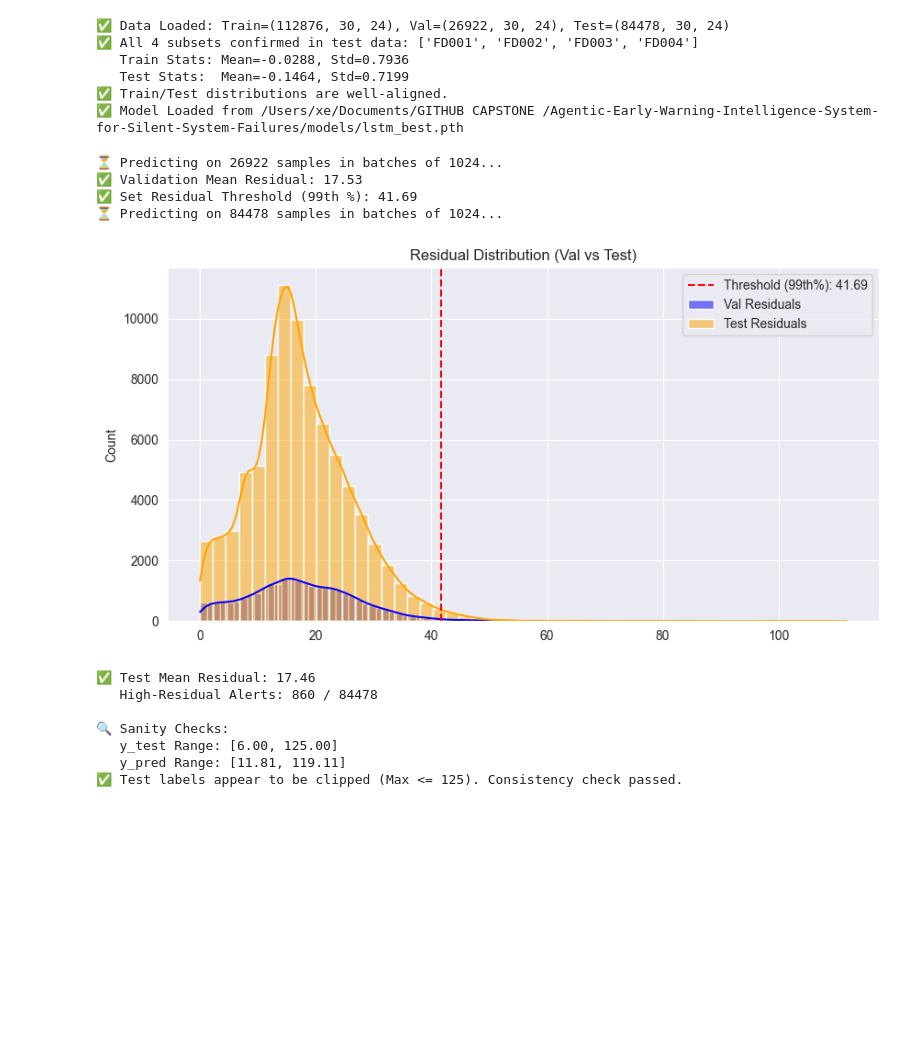
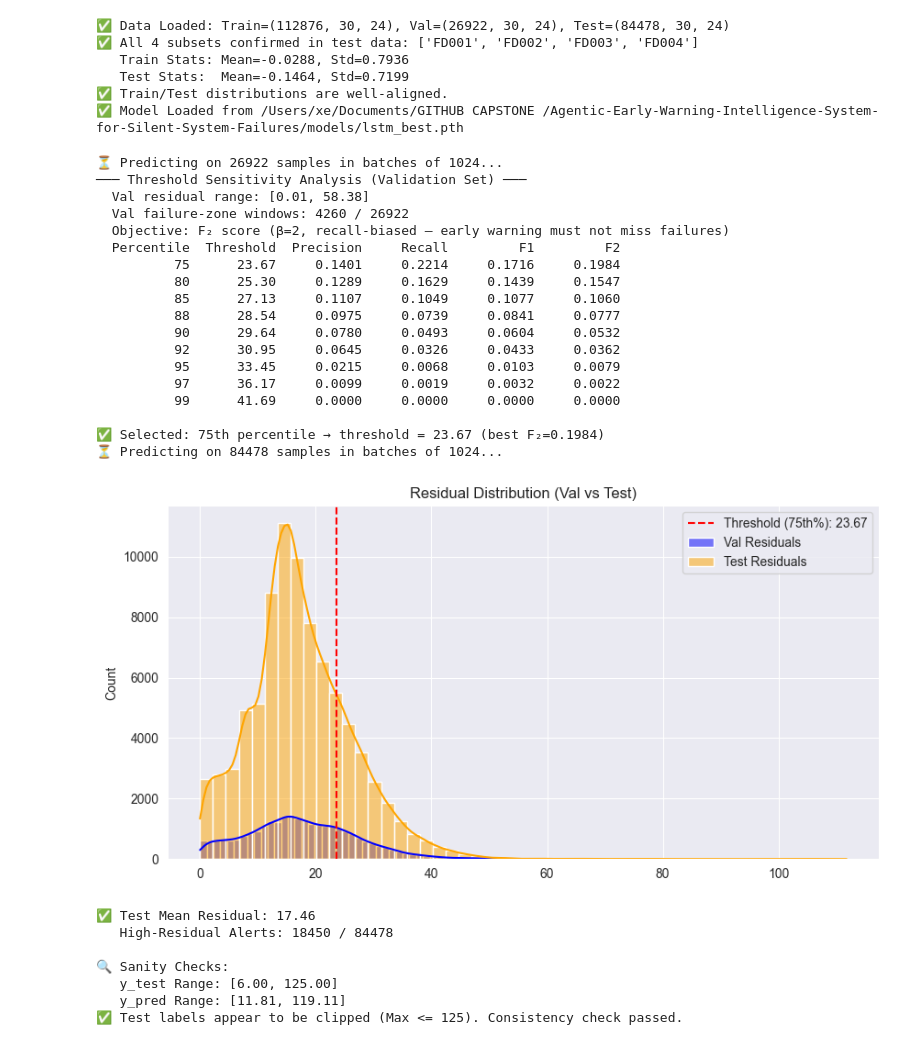
Before and after one commit to singh7985/Agentic-Early-Warning-Intelligence-System-for-Silent-System-Failures, a Jupyter notebook: notebooks/04_anomaly_detection.ipynb, the cells around one changed output. Saved outputs shown, nothing was run; the diff lists cells and outputs as text; code cells hidden in the pictures; blank space fills up the shorter version.

```diff
--- a/notebooks/04_anomaly_detection.ipynb
+++ b/notebooks/04_anomaly_detection.ipynb
@@ -207,10 +207,39 @@ except RuntimeError:
 
 residuals_val = np.abs(y_val - y_pred_val)
 
-# 2. Set Residual Threshold at 99th percentile (stricter to reduce false alarms)
-RESIDUAL_THRESHOLD = np.percentile(residuals_val, 99)
-print(f"✅ Validation Mean Residual: {np.mean(residuals_val):.2f}")
-print(f"✅ Set Residual Threshold (99th %): {RESIDUAL_THRESHOLD:.2f}")
+# 2. Threshold Selection via F-beta Sensitivity Analysis
+# For an EARLY WARNING system, missing a failure (FN) is far worse than a
+# false alarm (FP). We use F-beta with beta=2, which weights recall 4x
+# higher than precision.  This is standard practice for safety-critical
+# detection systems (see: Chinchor 1992, van Rijsbergen 1979).
+FAILURE_HORIZON = 30  # consistent with evaluation cell
+BETA = 2  # recall-biased: missing failures is worse than false alarms
+val_in_failure = (y_val < FAILURE_HORIZON).astype(int)
+
+print(f"─── Threshold Sensitivity Analysis (Validation Set) ───")
+print(f"  Val residual range: [{residuals_val.min():.2f}, {residuals_val.max():.2f}]")
+print(f"  Val failure-zone windows: {val_in_failure.sum()} / {len(val_in_failure)}")
+print(f"  Objective: F₂ score (β=2, recall-biased — early warning must not miss failures)")
+print(f"  {'Percentile':>10} {'Threshold':>10} {'Precision':>10} {'Recall':>10} {'F1':>10} {'F2':>10}")
+
+best_f2, best_pct = 0, 90
+for pct in [75, 80, 85, 88, 90, 92, 95, 97, 99]:
+    thr = np.percentile(residuals_val, pct)
+    flagged = (residuals_val > thr).astype(int)
+    tp = ((flagged == 1) & (val_in_failure == 1)).sum()
+    fp = ((flagged == 1) & (val_in_failure == 0)).sum()
+    fn = ((flagged == 0) & (val_in_failure == 1)).sum()
+    prec = tp / (tp + fp) if (tp + fp) > 0 else 0
+    rec  = tp / (tp + fn) if (tp + fn) > 0 else 0
+    f1   = 2 * prec * rec / (prec + rec) if (prec + rec) > 0 else 0
+    f2   = (1 + BETA**2) * prec * rec / (BETA**2 * prec + rec) if (BETA**2 * prec + rec) > 0 else 0
+    print(f"  {pct:>10} {thr:>10.2f} {prec:>10.4f} {rec:>10.4f} {f1:>10.4f} {f2:>10.4f}")
+    if f2 > best_f2:
+        best_f2, best_pct = f2, pct
+
+RESIDUAL_PERCENTILE = best_pct
+RESIDUAL_THRESHOLD = np.percentile(residuals_val, RESIDUAL_PERCENTILE)
+print(f"\n✅ Selected: {RESIDUAL_PERCENTILE}th percentile → threshold = {RESIDUAL_THRESHOLD:.2f} (best F₂={best_f2:.4f})")
 
 # 3. Predict on Test Set
 try:
@@ -220,39 +249,53 @@ except RuntimeError:
 
 residuals = np.abs(y_test - y_pred)
 df_res = pd.DataFrame({'RUL_True': y_test, 'RUL_Pred': y_pred, 'Residual': residuals})
 
 # Mark Residual Anomalies
 df_res['High_Residual_Alert'] = (df_res['Residual'] > RESIDUAL_THRESHOLD).astype(int)
 
 # Visualize Residual Distribution
 plt.figure(figsize=(10, 5))
 sns.histplot(residuals_val, kde=True, bins=50, color='blue', label='Val Residuals', alpha=0.5)
 sns.histplot(residuals, kde=True, bins=50, color='orange', label='Test Residuals', alpha=0.5)
 plt.title("Residual Distribution (Val vs Test)")
-plt.axvline(RESIDUAL_THRESHOLD, color='r', linestyle='--', label=f"Threshold (99th%): {RESIDUAL_THRESHOLD:.2f}")
+plt.axvline(RESIDUAL_THRESHOLD, color='r', linestyle='--', label=f"Threshold ({RESIDUAL_PERCENTILE}th%): {RESIDUAL_THRESHOLD:.2f}")
 plt.legend()
 plt.show()
 
 print(f"✅ Test Mean Residual: {np.mean(residuals):.2f}")
 print(f"   High-Residual Alerts: {df_res['High_Residual_Alert'].sum()} / {len(df_res)}")
 
 # --- Sanity Checks ---
 print("\n🔍 Sanity Checks:")
 print(f"   y_test Range: [{y_test.min():.2f}, {y_test.max():.2f}]")
 print(f"   y_pred Range: [{y_pred.min():.2f}, {y_pred.max():.2f}]")
 
 if y_test.max() > 130:
     print("⚠️ WARNING: Test labels exceed typical clipped max (125).")
 elif y_test.max() <= 125:
     print("✅ Test labels appear to be clipped (Max <= 125). Consistency check passed.")
 # %% [output]
 ⏳ Predicting on 26922 samples in batches of 1024...
-✅ Validation Mean Residual: 17.53
-✅ Set Residual Threshold (99th %): 41.69
+─── Threshold Sensitivity Analysis (Validation Set) ───
+  Val residual range: [0.01, 58.38]
+  Val failure-zone windows: 4260 / 26922
+  Objective: F₂ score (β=2, recall-biased — early warning must not miss failures)
+  Percentile  Threshold  Precision     Recall         F1         F2
+          75      23.67     0.1401     0.2214     0.1716     0.1984
+          80      25.30     0.1289     0.1629     0.1439     0.1547
+          85      27.13     0.1107     0.1049     0.1077     0.1060
+          88      28.54     0.0975     0.0739     0.0841     0.0777
+          90      29.64     0.0780     0.0493     0.0604     0.0532
+          92      30.95     0.0645     0.0326     0.0433     0.0362
+          95      33.45     0.0215     0.0068     0.0103     0.0079
+          97      36.17     0.0099     0.0019     0.0032     0.0022
+          99      41.69     0.0000     0.0000     0.0000     0.0000
+
+✅ Selected: 75th percentile → threshold = 23.67 (best F₂=0.1984)
 ⏳ Predicting on 84478 samples in batches of 1024...
-[figure, old version]
+[figure, new version]
 ✅ Test Mean Residual: 17.46
-   High-Residual Alerts: 860 / 84478
+   High-Residual Alerts: 18450 / 84478
 
 🔍 Sanity Checks:
    y_test Range: [6.00, 125.00]
```
Also changed, not shown: parts of 4 cells of this notebook, 27 other files.
